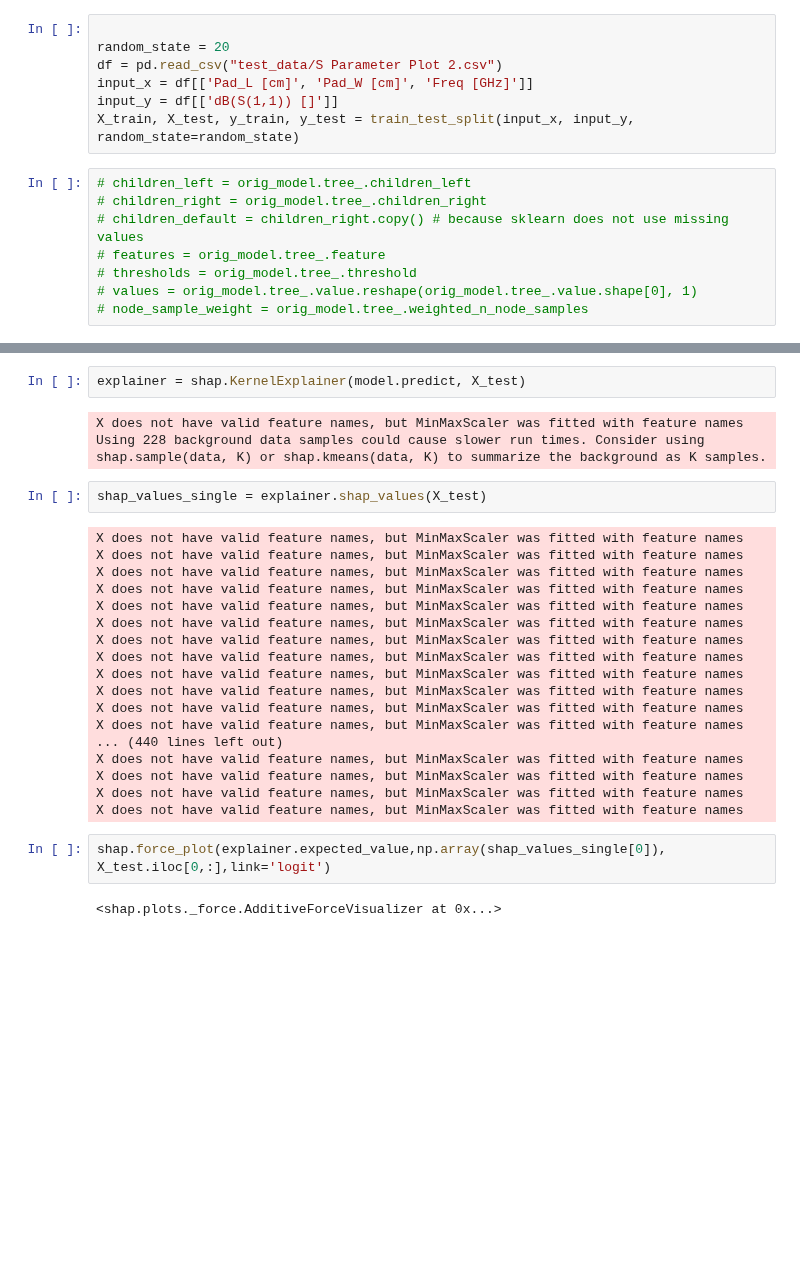
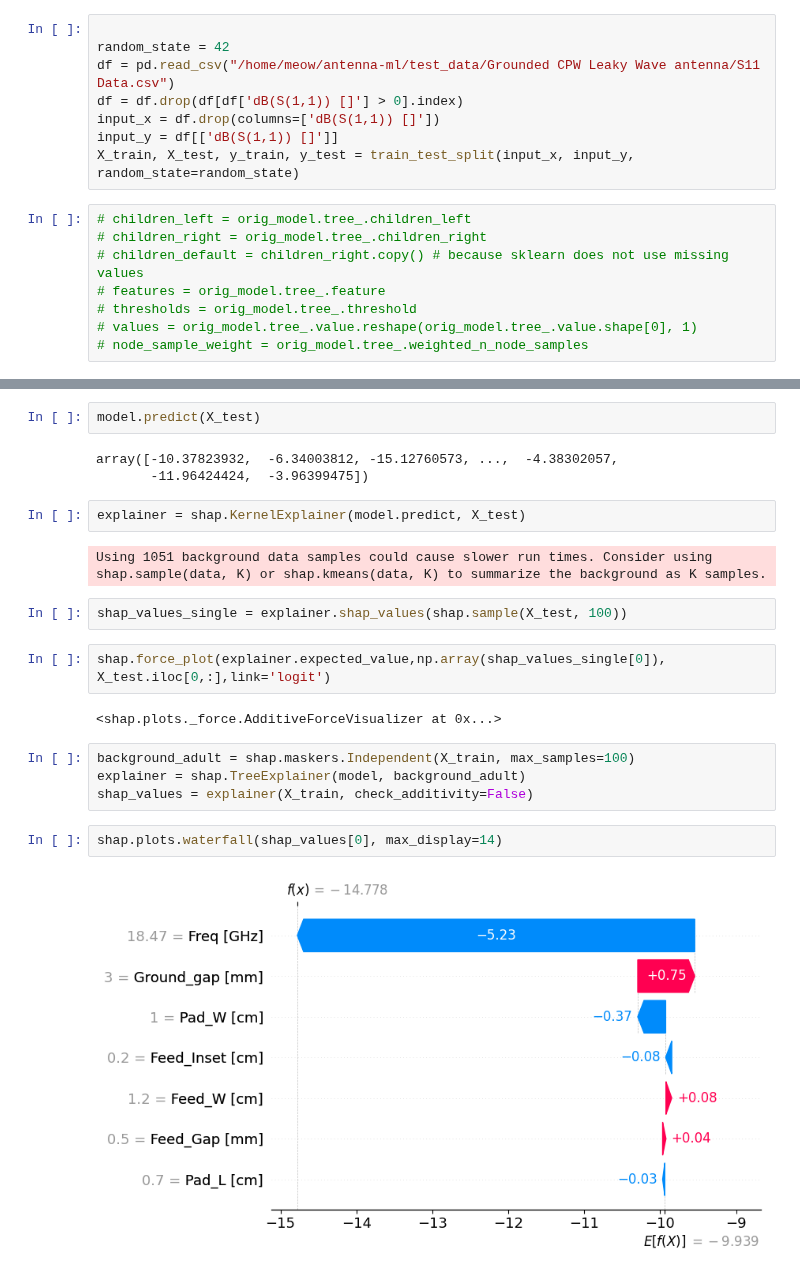
Before and after one commit to meowsome/antenna-ml, a Jupyter notebook: shap.ipynb, the cells around one changed output, grey strips where cells are left out. Drawn from its saved outputs; the diff is of its cells as text; blank space fills up the shorter version.

Commit message:
Begin working on analyzing shapley values

```diff
--- a/shap.ipynb
+++ b/shap.ipynb
@@ -16,8 +18,9 @@ model = joblib.load('antenna_model.pkl')
 # %%
 
-random_state = 20
-df = pd.read_csv("test_data/S Parameter Plot 2.csv")
-input_x = df[['Pad_L [cm]', 'Pad_W [cm]', 'Freq [GHz]']]
+random_state = 42
+df = pd.read_csv("/home/meow/antenna-ml/test_data/Grounded CPW Leaky Wave antenna/S11 Data.csv")
+df = df.drop(df[df['dB(S(1,1)) []'] > 0].index)
+input_x = df.drop(columns=['dB(S(1,1)) []'])
 input_y = df[['dB(S(1,1)) []']]
 X_train, X_test, y_train, y_test = train_test_split(input_x, input_y, random_state=random_state)
 # %%
@@ -31,29 +41,23 @@ X_train, X_test, y_train, y_test = train_test_split(input_x, input_y, random_sta
+# %%
+model.predict(X_test)
+# %% [output]
+array([-10.37823932,  -6.34003812, -15.12760573, ...,  -4.38302057,
+       -11.96424424,  -3.96399475])
 # %%
 explainer = shap.KernelExplainer(model.predict, X_test)
 # %% [output]
-X does not have valid feature names, but MinMaxScaler was fitted with feature names
-Using 228 background data samples could cause slower run times. Consider using shap.sample(data, K) or shap.kmeans(data, K) to summarize the background as K samples.
+Using 1051 background data samples could cause slower run times. Consider using shap.sample(data, K) or shap.kmeans(data, K) to summarize the background as K samples.
 # %%
-shap_values_single = explainer.shap_values(X_test)
+shap_values_single = explainer.shap_values(shap.sample(X_test, 100))
-# %% [output]
-X does not have valid feature names, but MinMaxScaler was fitted with feature names
-X does not have valid feature names, but MinMaxScaler was fitted with feature names
-X does not have valid feature names, but MinMaxScaler was fitted with feature names
-X does not have valid feature names, but MinMaxScaler was fitted with feature names
-X does not have valid feature names, but MinMaxScaler was fitted with feature names
-X does not have valid feature names, but MinMaxScaler was fitted with feature names
-X does not have valid feature names, but MinMaxScaler was fitted with feature names
-X does not have valid feature names, but MinMaxScaler was fitted with feature names
-X does not have valid feature names, but MinMaxScaler was fitted with feature names
-X does not have valid feature names, but MinMaxScaler was fitted with feature names
-X does not have valid feature names, but MinMaxScaler was fitted with feature names
-X does not have valid feature names, but MinMaxScaler was fitted with feature names
-... (440 lines left out)
-X does not have valid feature names, but MinMaxScaler was fitted with feature names
-X does not have valid feature names, but MinMaxScaler was fitted with feature names
-X does not have valid feature names, but MinMaxScaler was fitted with feature names
-X does not have valid feature names, but MinMaxScaler was fitted with feature names
 # %%
 shap.force_plot(explainer.expected_value,np.array(shap_values_single[0]), X_test.iloc[0,:],link='logit')
 # %% [output]
 <shap.plots._force.AdditiveForceVisualizer at 0x...>
+# %%
+background_adult = shap.maskers.Independent(X_train, max_samples=100)
+explainer = shap.TreeExplainer(model, background_adult)
+shap_values = explainer(X_train, check_additivity=False)
+# %%
+shap.plots.waterfall(shap_values[0], max_display=14)
+# %% [output]
+[figure, added]
```
Also changed, not shown: parts of 3 cells of this notebook, 1 other file.
